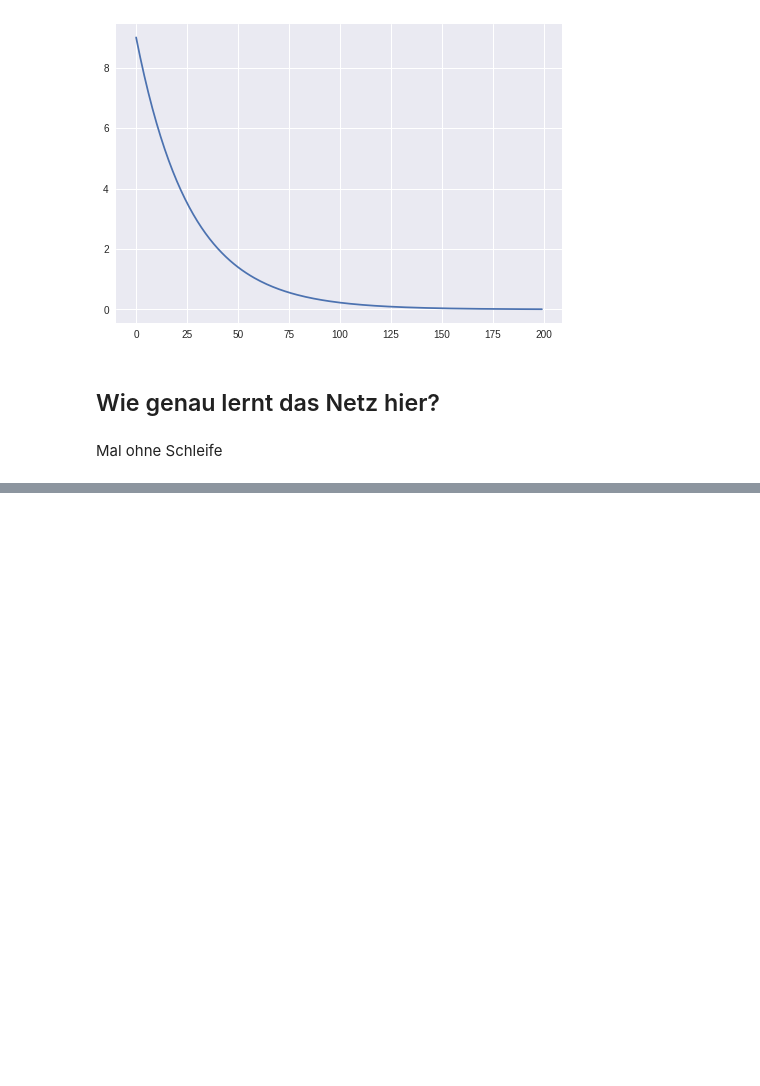
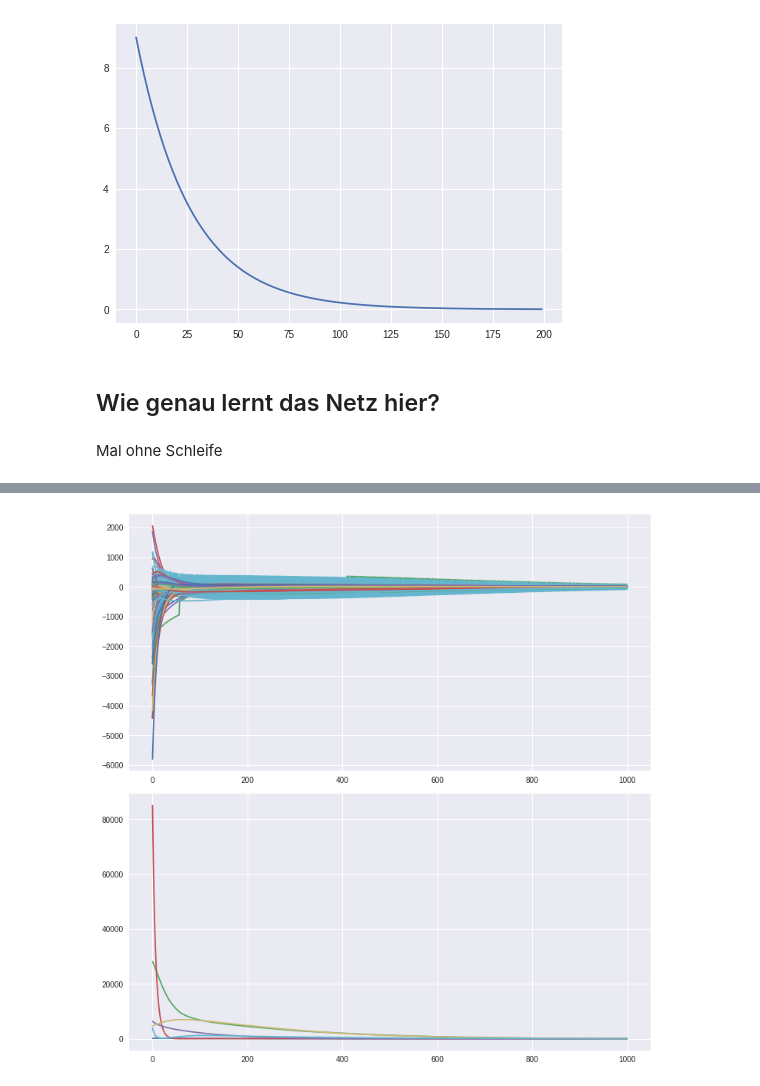
Before and after one commit to berndheidemann/notebooks_fastai, a Jupyter notebook: for_and_backward_propagation_from_scratch.ipynb, the cells around one changed output, grey strips where cells are left out. Saved outputs shown, nothing was run; the diff lists cells and outputs as text; code cells hidden in the pictures; blank space fills up the shorter version.

```diff
--- a/for_and_backward_propagation_from_scratch.ipynb
+++ b/for_and_backward_propagation_from_scratch.ipynb
@@ -163,0 +253,20 @@ tensor([ 1.9158,  0.9721,  2.0000, -2.0436], requires_grad=True)
+# %%
+for i in range(1000):
+  yhat=(relu(x@w1)@w2)
+  loss=(y-yhat)**2
+  losses.append(loss.detach().numpy())
+  loss.mean().backward()
+  with torch.no_grad():
+    w1.sub_(learnrate*w1.grad)
+    w2.sub_(learnrate*w2.grad)
+    grad_history.append(np.append(w1.grad.detach().numpy().flatten(), w2.grad.detach().numpy().flatten()))
+    w_history.append(np.append(w1.detach().numpy().flatten(), w2.detach().numpy().flatten()))
+    w1.grad.zero_()
+    w2.grad.zero_()
+
+fig, axs = plt.subplots(2, 1, figsize=(10, 10), constrained_layout=True)
+axs[0].plot(grad_history)
+axs[1].plot(np.squeeze(losses))
+plt.show()
+# %% [output]
+[figure, added]
```
Also changed, not shown: parts of 18 cells of this notebook.
